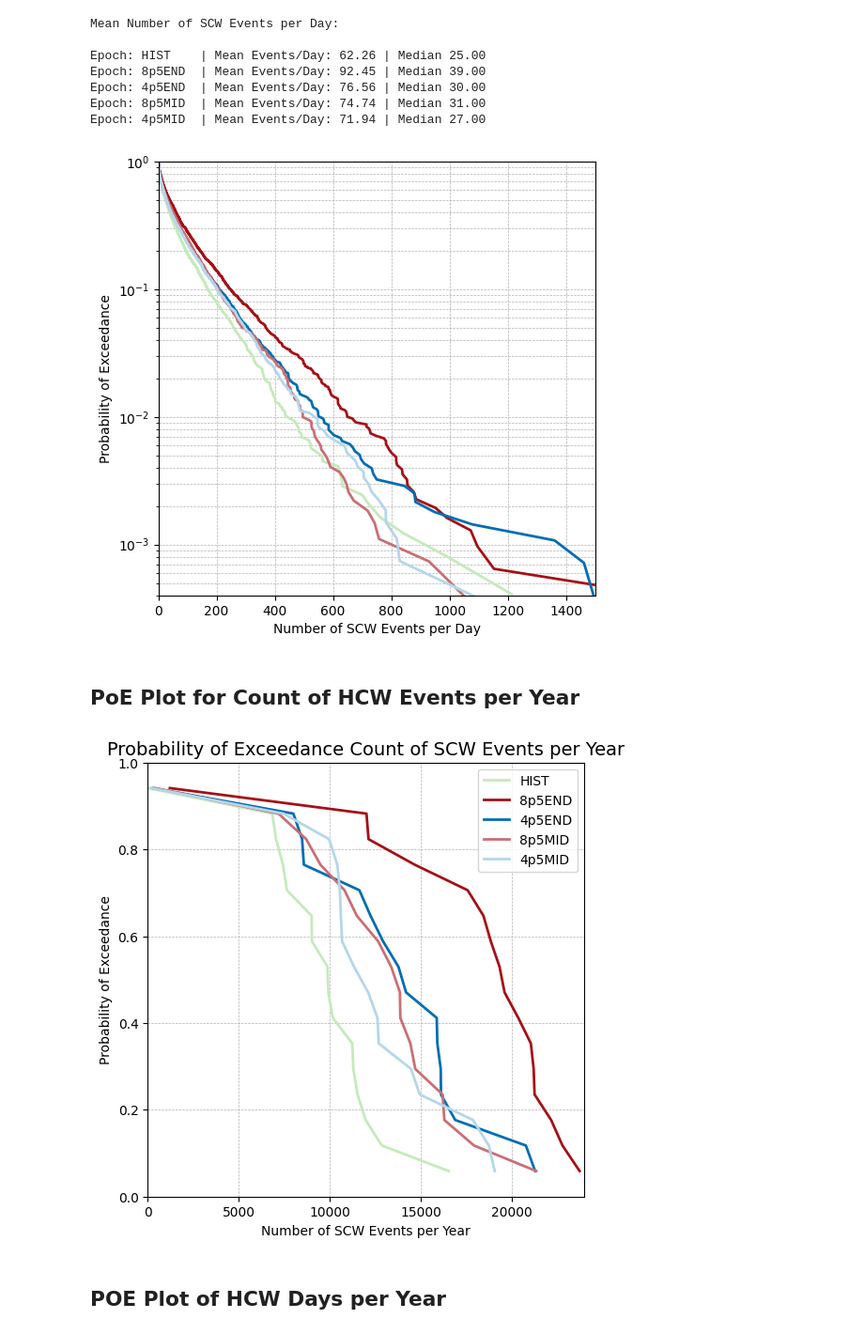
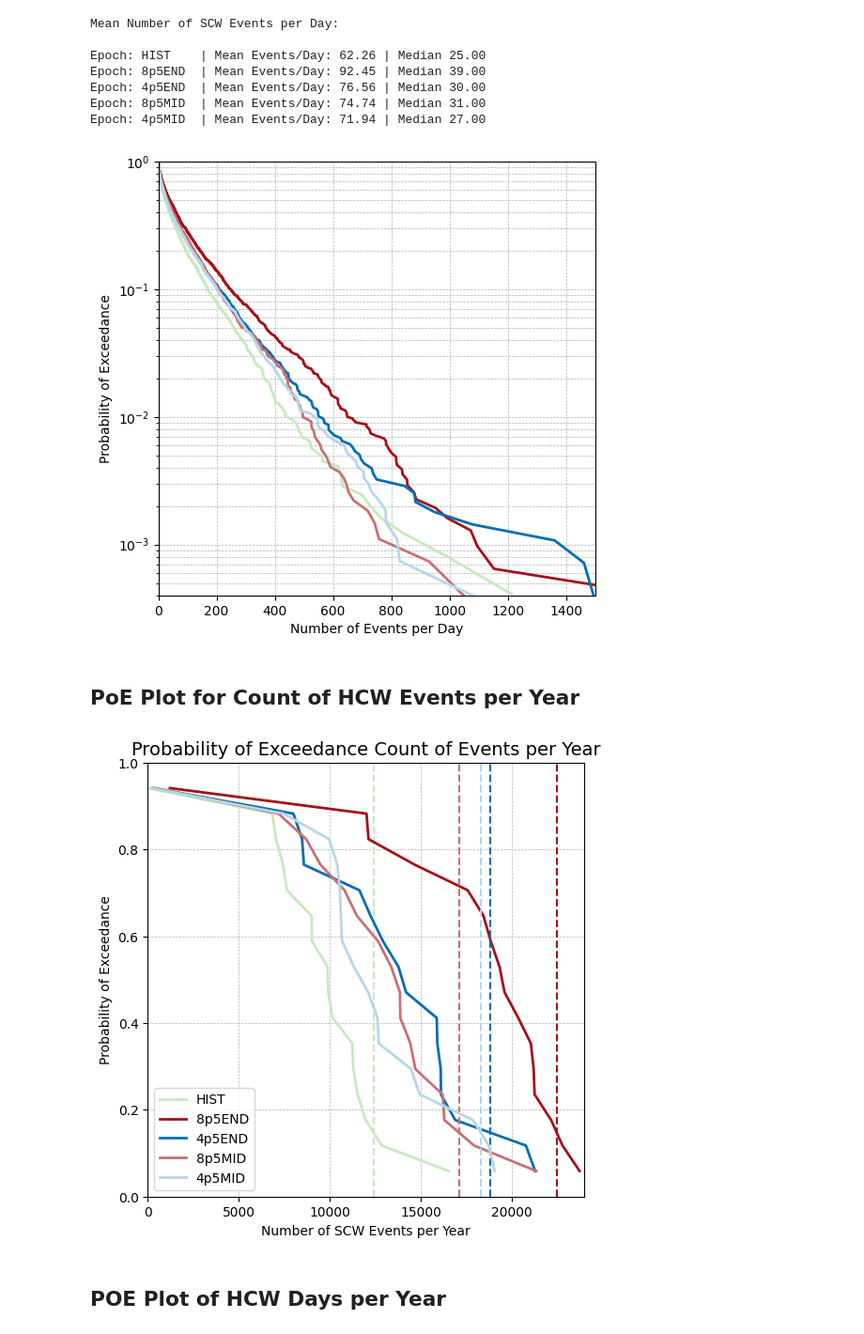
Before and after one commit to caitroufa/SYN_SERV, a Jupyter notebook: Code/POE.ipynb, the cells around one changed output. Shown: that part at 94% size. Saved outputs shown, nothing was run; the diff lists cells and outputs as text; code cells hidden in the pictures.

Commit message:
update POE and spatial plots, added sig testing

```diff
--- a/Code/POE.ipynb
+++ b/Code/POE.ipynb
@@ -50,11 +50,13 @@ def calculate_poe(data):
     ranks = np.arange(1, n + 1)
     poe = ranks / (n + 1)  # prob of exceedance formula
 
-    # function to calc 90th percentile
+    # function to calc percentiles
     percentile_90 = data.quantile(0.9)
+    percentile_95 = data.quantile(0.95)
+    percentile_99 = data.quantile(0.99)
     # percentile_50 = data.quantile(0.5)
 
-    return sorted_data, poe, percentile_90
+    return sorted_data, poe, percentile_90, percentile_95, percentile_99
 # %%
 # colors for each epoch
 colors = {
@@ -76,16 +127,17 @@ for epoch, df in df_epochs.items():
     hcw_event_counts = df.groupby('Date').size()  # number of events per day
 
     # calc POE for these event counts
-    sorted_data, poe, percentile_90 = calculate_poe(hcw_event_counts)
+    sorted_data, poe, percentile_90, percentile_95, percentile_99 = calculate_poe(hcw_event_counts)
 
     # plot each curve
     plt.plot(sorted_data, poe, label=epoch, color=colors[epoch], linewidth=2)
 
     # plot vertical dashed lines for 90th percentile
     # plt.axvline(x=percentile_90, color=colors[epoch], linestyle='dashed', label=f'90th Percentile ({percentile_90:.2f})')
+    plt.axvline(x=percentile_90, color=colors[epoch], linestyle='dashed')
 
 # plt.title('Probability of Exceedance for HCW Event Counts per Day', fontsize=14)
-plt.xlabel('Number of SCW Events per Day', fontsize=10)
+plt.xlabel('Number of Events per Day', fontsize=10)
 plt.ylabel('Probability of Exceedance', fontsize=10)
 plt.legend(loc='lower left', fontsize='small')
 plt.grid(True, which='both', linestyle='--', linewidth=0.5)
@@ -183,17 +235,18 @@ for epoch, df in df_epochs.items():
     hcw_event_counts = df.groupby('Date').size()  # number of events per day
 
     # calc POE for these event counts
-    sorted_data, poe, percentile_90 = calculate_poe(hcw_event_counts)
+    sorted_data, poe, percentile_90, percentile_95, percentile_99 = calculate_poe(hcw_event_counts)
 
     # plot each curve
     plt.plot(sorted_data, poe, label=epoch, color=colors[epoch], linewidth=2)
 
-    # plot vertical dashed lines for 90th and 50th percentiles
+    # plot vertical dashed lines for 90th percentile
     # plt.axvline(x=percentile_90, color=colors[epoch], linestyle='dashed', label=f'90th Percentile ({percentile_90:.2f})')
     # plt.axvline(x=percentile_50, color=colors[epoch], linestyle='dashed', label=f'50th Percentile ({percentile_50:.2f})')
+    # plt.axvline(x=percentile_90, color=colors[epoch], linestyle='dashed')
 
 # plt.title('Probability of Exceedance for HCW Event Counts per Day', fontsize=14)
-plt.xlabel('Number of SCW Events per Day', fontsize=10)
+plt.xlabel('Number of Events per Day', fontsize=10)
 plt.ylabel('Probability of Exceedance', fontsize=10)
 # plt.legend(loc='best')
 plt.grid(True, which='both', linestyle='--', linewidth=0.5)
@@ -205,39 +258,41 @@ plt.savefig('../Plots/POE_CountsperDay_log2.jpg', format='jpg', dpi=500, bbox_in
 
 plt.show()
 # %% [output]
-[figure, old version]
+[figure, new version]
 # %% [markdown]
 ## PoE Plot for Count of HCW Events per Year
 # %%
 # POE curves for count of HCW events per year
 plt.figure(figsize=(6, 6))
 for epoch, df in df_epochs.items():
     # count number of HCW events per year
     hcw_event_counts_per_year = df.groupby('Year').size()
 
     # calc POE for yearly event counts
-    sorted_data, poe, percentile_90 = calculate_poe(hcw_event_counts_per_year)
+    sorted_data, poe, percentile_90, percentile_95, percentile_99 = calculate_poe(hcw_event_counts_per_year)
 
     # plot each curve
     plt.plot(sorted_data, poe, label=epoch, color=colors[epoch], linewidth=2)
 
     # plot vertical dashed line for 90th percentile
     # plt.axvline(x=percentile_90, color=colors[epoch], linestyle='dashed', label=f'90th Percentile ({percentile_90:.2f})')
+    plt.axvline(x=percentile_90, color=colors[epoch], linestyle='dashed')
 
-plt.title('Probability of Exceedance Count of SCW Events per Year', fontsize=14)
+
+plt.title('Probability of Exceedance Count of Events per Year', fontsize=14)
 plt.xlabel('Number of SCW Events per Year', fontsize=10)
 plt.ylabel('Probability of Exceedance', fontsize=10)
 plt.legend(loc='best')
 plt.grid(True, which='both', linestyle='--', linewidth=0.5)
 plt.ylim(0, 1.0)
 plt.xlim(0, 24000)
 # plt.yscale('log')
 
 plt.savefig('../Plots/POE_CountsperYear.jpg', format='jpg', dpi=500, bbox_inches='tight')
 
 plt.show()
 # %% [output]
-[figure, old version]
+[figure, new version]
 # %% [markdown]
 ## POE Plot of HCW Days per Year
 # %%
```
Also changed, not shown: parts of 6 cells of this notebook, 3 other files.
